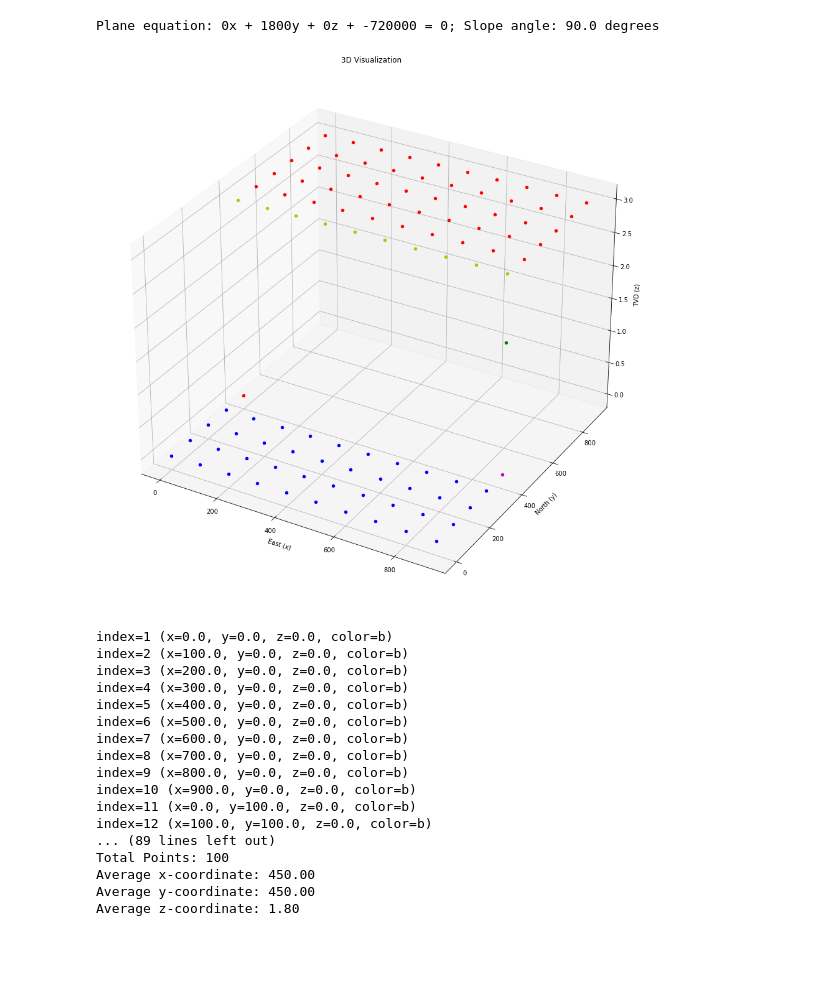
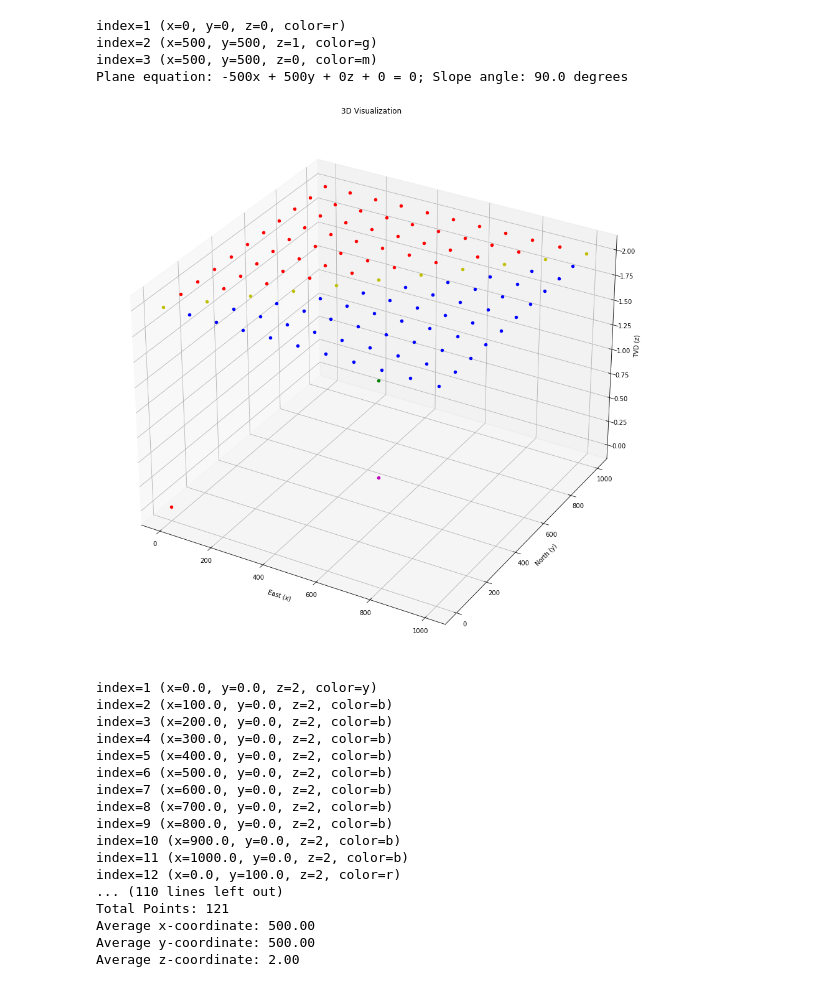
Before and after one commit to mihail1orlov/Learning, a Jupyter notebook: jupyterNotebook/faults/surface3D/main_point_side.ipynb, the cells around one changed output. Drawn from its saved outputs; the diff is of its cells as text; code cells hidden in the pictures; blank space fills up the shorter version.

Commit message:
Added the PointInfoPrinter

```diff
--- a/jupyterNotebook/faults/surface3D/main_point_side.ipynb
+++ b/jupyterNotebook/faults/surface3D/main_point_side.ipynb
@@ -11,54 +11,60 @@ from lib.SurfaceManager import SurfaceManager
 from lib.Plotter3d import Plotter3d
 
 minEast = 0
 minNorth = 0
 maxEast = 1000
 maxNorth = 1000
-numRows = 10
-numCols = 10
+numRows = 11
+numCols = 11
 
 plotter = Plotter3d()
 
-points = [Point3d(0, 400, 0), Point3d(900, 400, 2, 'g'), Point3d(900, 400, 0, 'm')]
+points = [Point3d(0, 0, 0), Point3d(500, 500, 1, 'g'), Point3d(500, 500, 0, 'm')]
+PointInfoPrinter.print_points(points)
 plotter.plot_points(points)
 #plotter.plot_points([Point3d(0, 500, 1.5, 'b'), Point3d(1000, 500, 1.5, 'b'), Point3d(1000, 500, 0, 'b')])
 
 plane = PlaneCreator.from_points(points[0], points[1], points[2])
 PlaneAnalyzer.print_info(plane)
 
 #plotter.plot_plane(plane, minEast=minEast - 1, maxEast=maxEast + 1, minNorth=minNorth - 1, maxNorth=maxNorth + 1)
 
-surface = SurfaceIO.load_from_file('data/surface_-90.json')
+#surface = SurfaceManager.create_surface_with_random_values(minEast, minNorth, maxEast, maxNorth, numRows, numCols)
+surface = SurfaceIO.load_from_file('data/surface.json')
 #plotter.plot_surface(surface)
 
-points = SurfaceManager.process_surface(surface, plane)
+points = SurfaceManager.process_surface_ne(surface, plane)
+#points = SurfaceManager.process_surface(surface, plane)
 
 plotter.plot_points(points)
 
 plotter.show_plot()
 
 # Печать информации о каждой точке:
 PointInfoPrinter.print_points(points)
 
 # Печать сводной информации о наборе точек:
 PointInfoPrinter.print_summary(points)
 # %% [output]
-Plane equation: 0x + 1800y + 0z + -720000 = 0; Slope angle: 90.0 degrees
+index=1 (x=0, y=0, z=0, color=r)
+index=2 (x=500, y=500, z=1, color=g)
+index=3 (x=500, y=500, z=0, color=m)
+Plane equation: -500x + 500y + 0z + 0 = 0; Slope angle: 90.0 degrees
-[figure, old version]
+[figure, new version]
-index=1 (x=0.0, y=0.0, z=0.0, color=b)
-index=2 (x=100.0, y=0.0, z=0.0, color=b)
-index=3 (x=200.0, y=0.0, z=0.0, color=b)
-index=4 (x=300.0, y=0.0, z=0.0, color=b)
-index=5 (x=400.0, y=0.0, z=0.0, color=b)
-index=6 (x=500.0, y=0.0, z=0.0, color=b)
-index=7 (x=600.0, y=0.0, z=0.0, color=b)
-index=8 (x=700.0, y=0.0, z=0.0, color=b)
-index=9 (x=800.0, y=0.0, z=0.0, color=b)
-index=10 (x=900.0, y=0.0, z=0.0, color=b)
-index=11 (x=0.0, y=100.0, z=0.0, color=b)
-index=12 (x=100.0, y=100.0, z=0.0, color=b)
-... (89 lines left out)
-Total Points: 100
-Average x-coordinate: 450.00
-Average y-coordinate: 450.00
-Average z-coordinate: 1.80
+index=1 (x=0.0, y=0.0, z=2, color=y)
+index=2 (x=100.0, y=0.0, z=2, color=b)
+index=3 (x=200.0, y=0.0, z=2, color=b)
+index=4 (x=300.0, y=0.0, z=2, color=b)
+index=5 (x=400.0, y=0.0, z=2, color=b)
+index=6 (x=500.0, y=0.0, z=2, color=b)
+index=7 (x=600.0, y=0.0, z=2, color=b)
+index=8 (x=700.0, y=0.0, z=2, color=b)
+index=9 (x=800.0, y=0.0, z=2, color=b)
+index=10 (x=900.0, y=0.0, z=2, color=b)
+index=11 (x=1000.0, y=0.0, z=2, color=b)
+index=12 (x=0.0, y=100.0, z=2, color=r)
+... (110 lines left out)
+Total Points: 121
+Average x-coordinate: 500.00
+Average y-coordinate: 500.00
+Average z-coordinate: 2.00
```
Also changed, not shown: 6 other files.
